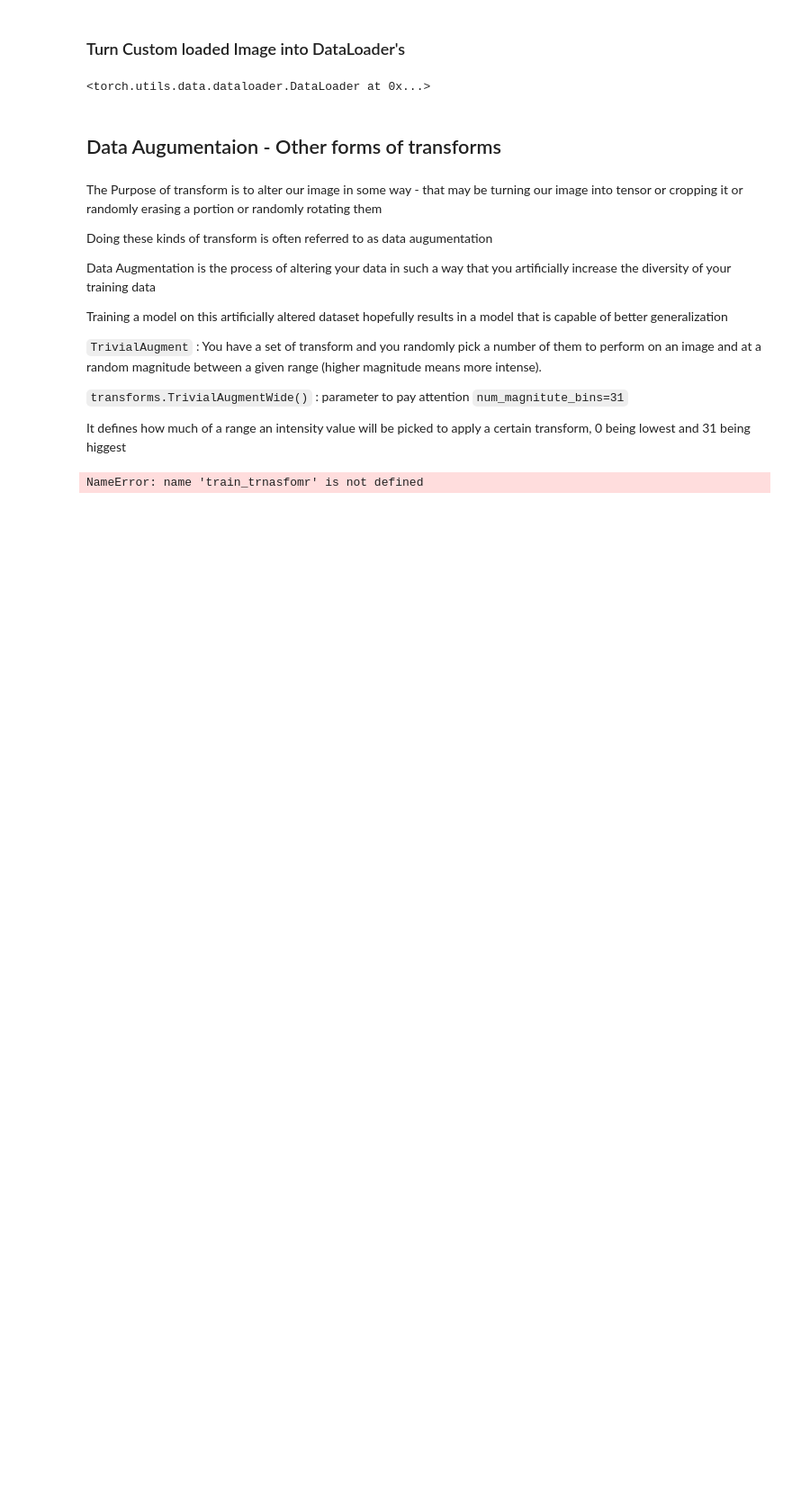
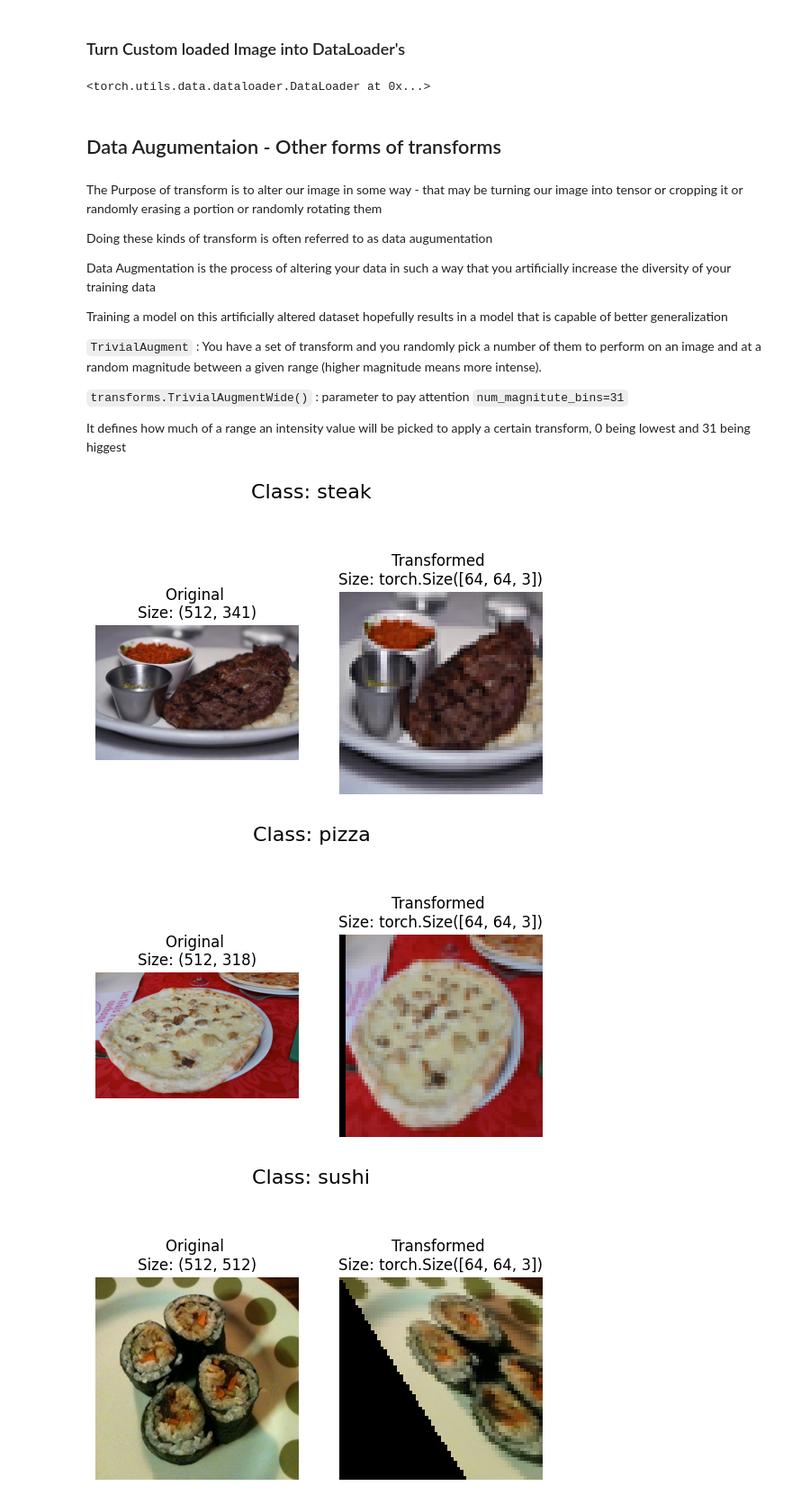
Before and after one commit to shushankai/pytroch-deep-learning, a Jupyter notebook: Lectures notebooks/custom_dataset.ipynb, the cells around one changed output. Shown at 90% size. Drawn from its saved outputs; the diff is of its cells as text; code cells hidden in the pictures; blank space fills up the shorter version.

```diff
--- a/Lectures notebooks/custom_dataset.ipynb
+++ b/Lectures notebooks/custom_dataset.ipynb
@@ -542,15 +549,18 @@ and at a random magnitude between a given range (higher magnitude means more int
 
 It defines how much of a range an intensity value will be picked to apply a certain transform, 0 being lowest and 31 being higgest
 # %%
-train_trnasform = transforms.Compose([
-    transforms.Resize((64, 64)),
-    transforms.TrivialAugmentWide(num_magnitude_bins=31),
-    transforms.ToTensor()
-])
+train_trnasform = transforms.Compose(
+    [
+        transforms.Resize((64, 64)),
+        transforms.TrivialAugmentWide(num_magnitude_bins=31),
+        transforms.ToTensor(),
+    ]
+)
 # %%
-plot_transformed_images(image_path= image_path_list,
-                        transforms= train_trnasfomr,
-                        n = 3, seed=None
-                        )
+plot_transformed_images(
+    image_path=image_path_list, transforms=train_trnasform, n=3, seed=None
+)
 # %% [output]
-NameError: name 'train_trnasfomr' is not defined
+[figure, added]
+[figure, added]
+[figure, added]
```
Also changed, not shown: parts of 33 cells of this notebook.
